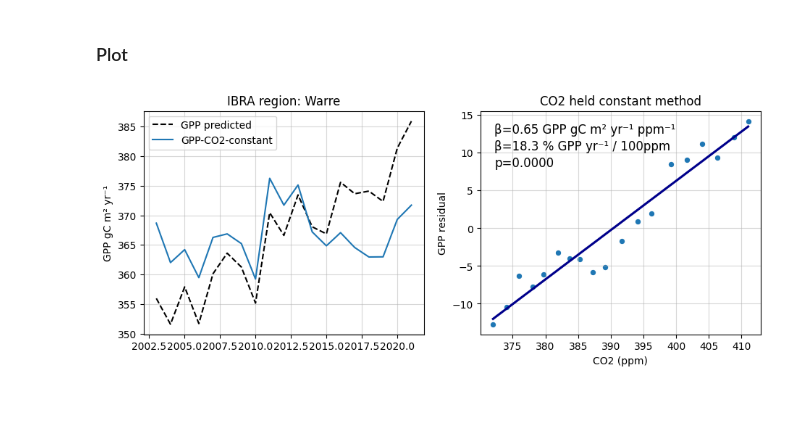
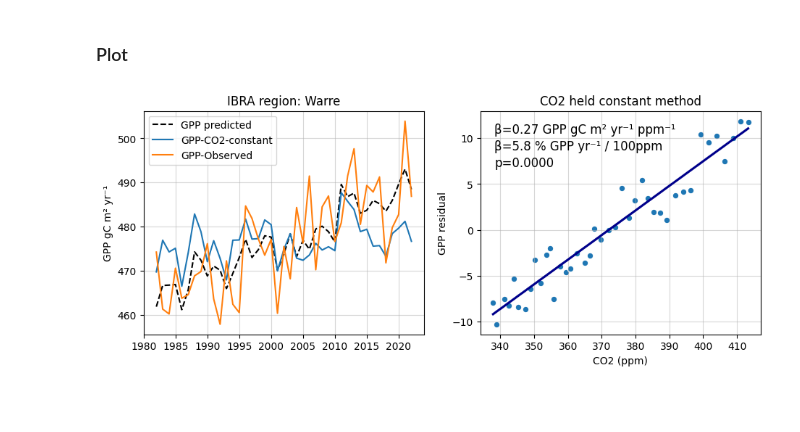
Before and after one commit to cbur24/Aus_CO2_fertilisation, a Jupyter notebook: notebooks/analysis/Testing_GPP_gridded.ipynb, the cells around one changed output. Saved outputs shown, nothing was run; the diff lists cells and outputs as text; code cells hidden in the pictures.

```diff
--- a/notebooks/analysis/Testing_GPP_gridded.ipynb
+++ b/notebooks/analysis/Testing_GPP_gridded.ipynb
@@ -95,5 +99,5 @@ co2 = covariables['co2'].groupby('time.year').mean()
 rain = covariables['rain'].groupby('time.year').sum()
 covariables = covariables.drop_vars(['rain', 'co2']).groupby('time.year').mean()
 
-covariables = xr.merge([co2.to_dataset(), rain.to_dataset(), covariables]).sel(year=slice('2003', '2021'))
+covariables = xr.merge([co2.to_dataset(), rain.to_dataset(), covariables]).sel(year=slice('1982', '2022'))
 # %% [markdown]
@@ -117,7 +121,7 @@ df = ds.drop_vars('spatial_ref').to_dataframe(name='GPP')#.reset_index()
 df_covars = covariables.drop_vars('spatial_ref').to_dataframe()
 df = pd.merge(df, df_covars,  on='year')
 # %%
-for v in ['GPP', 'rain', 'srad', 'tavg', 'vpd']:
+for v in ['GPP', 'rain', 'srad', 'tavg', 'vpd', 'cwd']:
     df[f'{v}_detrend'] = detrend(df[v])
     df[f'{v}_detrend'] = df[f'{v}_detrend'] + df[v].median()
 
@@ -132,8 +136,8 @@ df.head(3)
 ### Step 3
 # %%
 #fit a model
-x = df[['rain_detrend', 'srad_detrend', 'tavg_detrend', 'vpd_detrend']] #detrended data
-xx = df[['rain', 'srad', 'tavg', 'vpd']]
+x = df[['rain_detrend', 'srad_detrend', 'tavg_detrend', 'vpd_detrend', 'cwd_detrend']] #detrended data
+xx = df[['rain', 'srad', 'tavg', 'vpd', 'cwd']]
 y = df['GPP_detrend']
 
 #fit a RF model using detrended values
@@ -198,7 +202,7 @@ Residual between prediction when all variables kept original, and where CO2 is k
 ### Modelling
 # %%
 # fit a model on observed data
-x = df[['rain', 'srad', 'tavg', 'vpd', 'co2']] # original data
+x = df[['rain', 'srad', 'tavg', 'vpd', 'co2', 'cwd']] # original data
 y = df['GPP']
 
 lr = PLSRegression(n_components=2).fit(x, y)
@@ -223,35 +227,35 @@ df['GPP_residual_co2constant_percent'] = df['GPP_residual_co2constant']/np.mean(
 regress  = theilslopes(y=df['GPP_residual_co2constant'], x=df['co2'])
 beta = regress.slope
 
 beta_relative = theilslopes(y=df['GPP_residual_co2constant_percent'], x=df['co2']).slope * 100 * 100
 pvalue = kendalltau(y=df['GPP_residual_co2constant'], x=df['co2']).pvalue
 
 fig,ax = plt.subplots(1,2, figsize=(11,4))
 ax[0].plot(df.index, prediction, label='GPP predicted', linestyle='dashed', color='k')
 ax[0].plot(df.index, pred_co2_constant, label='GPP-CO2-constant')
-# ax[0].plot(df.index, df['NDVI'].values, label='iNDVI-Observed')
+ax[0].plot(df.index, df['GPP'].values, label='GPP-Observed')
 
 ax[0].set_ylabel('GPP gC m\N{SUPERSCRIPT TWO} yr⁻¹')
 ax[0].set_title('IBRA region: '+k)
 ax[0].grid(alpha=0.5)
 ax[0].set_xlabel(None)
 ax[0].legend()
 
 sb.scatterplot(data=df, x='co2',y='GPP_residual_co2constant', s=40, lw=1,ax=ax[1])
 sb.regplot(data=df, x='co2',y='GPP_residual_co2constant', scatter=False, color='darkblue', ax=ax[1], ci=None, robust=True)
 ax[1].set_ylabel('GPP residual')
 ax[1].set_xlabel('CO2 (ppm)')
 # ax[1].set_ylim(-300,300)
 ax[1].set_title('CO2 held constant method')
 ax[1].grid(alpha=0.5)
 ax[1].text(.05, .90, '\u03B2={:.2f} GPP gC m\N{SUPERSCRIPT TWO} yr⁻¹ ppm⁻¹'.format(beta),
             transform=ax[1].transAxes, fontsize=12);
 ax[1].text(.05, .825, '\u03B2={:.1f} % GPP yr⁻¹ / 100ppm'.format(beta_relative) ,
             transform=ax[1].transAxes, fontsize=12);
 ax[1].text(.05, .75, 'p={:.4f}'.format(pvalue) ,
             transform=ax[1].transAxes, fontsize=12);
 # %% [output]
-[figure, old version]
+[figure, new version]
 # %% [markdown]
 ##
 # %%
```
Also changed, not shown: parts of 6 cells of this notebook, 7 other files.
